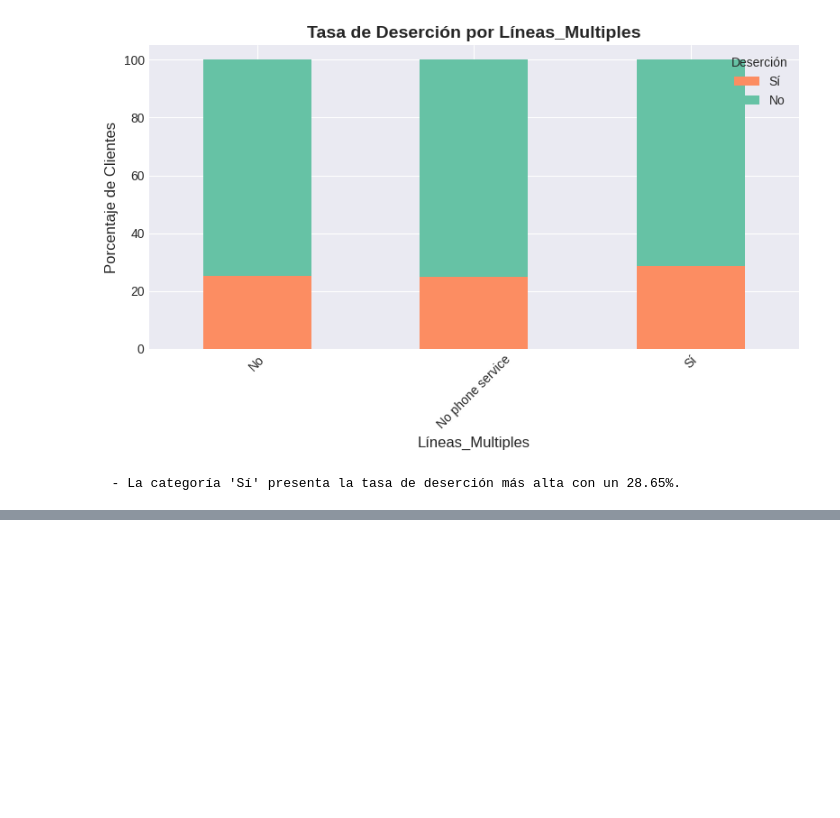
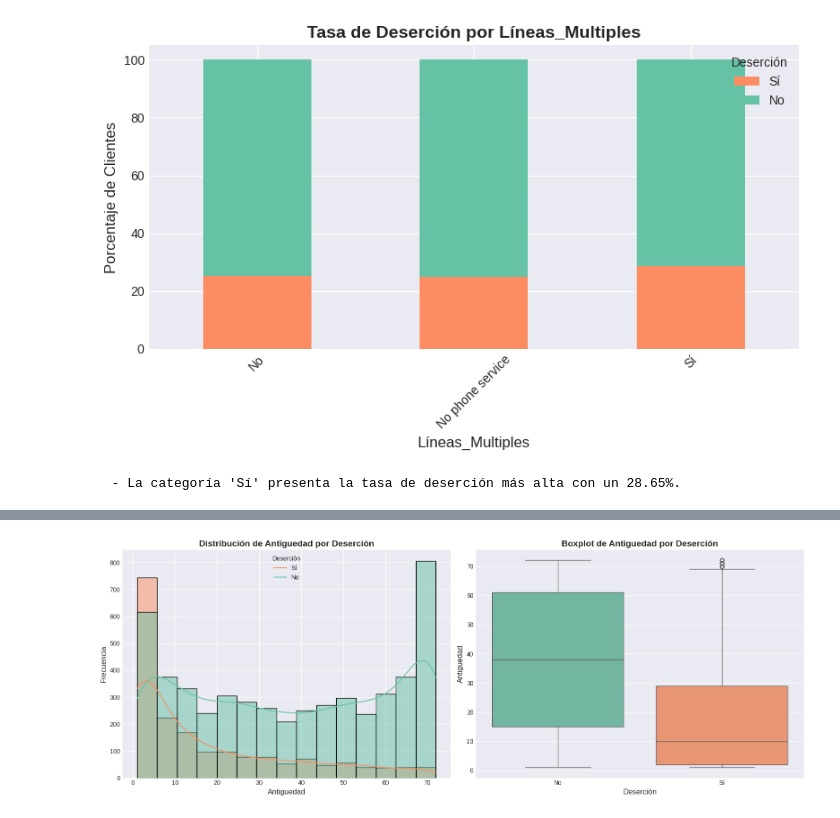
Before and after one commit to lainaker7/Desafio2-TelecomX, a Jupyter notebook: TELECOM_X_ALURA_CHALLENGE_Public.ipynb, the cells around one changed output, grey strips where cells are left out. Saved outputs shown, nothing was run; the diff lists cells and outputs as text; code cells hidden in the pictures; blank space fills up the shorter version.

```diff
--- a/TELECOM_X_ALURA_CHALLENGE_Public.ipynb
+++ b/TELECOM_X_ALURA_CHALLENGE_Public.ipynb
@@ -1010,0 +1014,79 @@ Sí               71.35 28.65
+# %%
+
+def analizar_evasion_por_numericas(df, columna_numerica, columna_desercion='Deserción'):
+    """
+    Analiza y visualiza la distribución de una columna numérica
+    en relación con la deserción.
+    """
+    print(f"\n--- Análisis de Deserción por {columna_numerica} ---")
+
+    # Estadísticas descriptivas por grupo de deserción
+    print(f"\n📊 Estadísticas descriptivas de '{columna_numerica}' por '{columna_desercion}':")
+    print(df.groupby(columna_desercion)[columna_numerica].describe().round(2))
+
+    # Crear figura con dos subplots: histograma y boxplot
+    fig, axes = plt.subplots(1, 2, figsize=(16, 6))
+
+    # Histograma de densidad
+    sns.histplot(
+        data=df,
+        x=columna_numerica,
+        hue=columna_desercion,
+        kde=True,
+        palette={'Sí': '#fc8d62', 'No': '#66c2a5'},
+        ax=axes[0]
+    )
+    axes[0].set_title(f'Distribución de {columna_numerica} por Deserción', fontsize=14, fontweight='bold')
+    axes[0].set_xlabel(columna_numerica, fontsize=12)
+    axes[0].set_ylabel('Frecuencia', fontsize=12)
+    axes[0].legend(title=columna_desercion, labels=['Sí', 'No'])
+
+    # Boxplot
+    sns.boxplot(
+        data=df,
+        x=columna_desercion,
+        y=columna_numerica,
+        palette={'Sí': '#fc8d62', 'No': '#66c2a5'},
+        hue=columna_desercion, # Solución para eliminar el FutureWarning
+        legend=False,          # Solución para eliminar el FutureWarning
+        ax=axes[1]
+    )
+    axes[1].set_title(f'Boxplot de {columna_numerica} por Deserción', fontsize=14, fontweight='bold')
+    axes[1].set_xlabel(columna_desercion, fontsize=12)
+    axes[1].set_ylabel(columna_numerica, fontsize=12)
+
+    plt.tight_layout()
+    plt.show()
+
+    # Interpretación básica
+    print("\n🔍 Observaciones clave:")
+    churn_mean = df[df[columna_desercion] == 'Sí'][columna_numerica].mean()
+    no_churn_mean = df[df[columna_desercion] == 'No'][columna_numerica].mean()
+
+    if churn_mean < no_churn_mean:
+        print(f"  - En promedio, los clientes que desertan tienden a tener {columna_numerica} más bajo (media: {churn_mean:.2f}) que los que no ({no_churn_mean:.2f}).")
+    elif churn_mean > no_churn_mean:
+        print(f"  - En promedio, los clientes que desertan tienden a tener {columna_numerica} más alto (media: {churn_mean:.2f}) que los que no ({no_churn_mean:.2f}).")
+    else:
+        print(f"  - La media de {columna_numerica} es similar entre los clientes que desertan y los que no ({churn_mean:.2f}).")
+
+
+# Ejecutar el análisis para 'Antiguedad'
+if 'Antiguedad' in df_completo_espanol.columns:
+    analizar_evasion_por_numericas(df_completo_espanol, 'Antiguedad')
+else:
+    print("La columna 'Antiguedad' no se encuentra en el DataFrame.")
+
+# Ejecutar el análisis para 'Cargos_totales'
+if 'Cargos_totales' in df_completo_espanol.columns:
+    analizar_evasion_por_numericas(df_completo_espanol, 'Cargos_totales')
+else:
+    print("La columna 'Cargos_totales' no se encuentra en el DataFrame.")
+
+
+# Ejecutar el análisis para 'Cargos_mensuales'
+if 'Cargos_mensuales' in df_completo_espanol.columns:
+    analizar_evasion_por_numericas(df_completo_espanol, 'Cargos_mensuales')
+else:
+    print("La columna 'Cargos_mensuales' no se encuentra en el DataFrame.")
+# %% [output]
@@ -1010,0 +1100 @@ Sí               71.35 28.65
+[figure, added]
```
Also changed, not shown: parts of 2 cells of this notebook.
